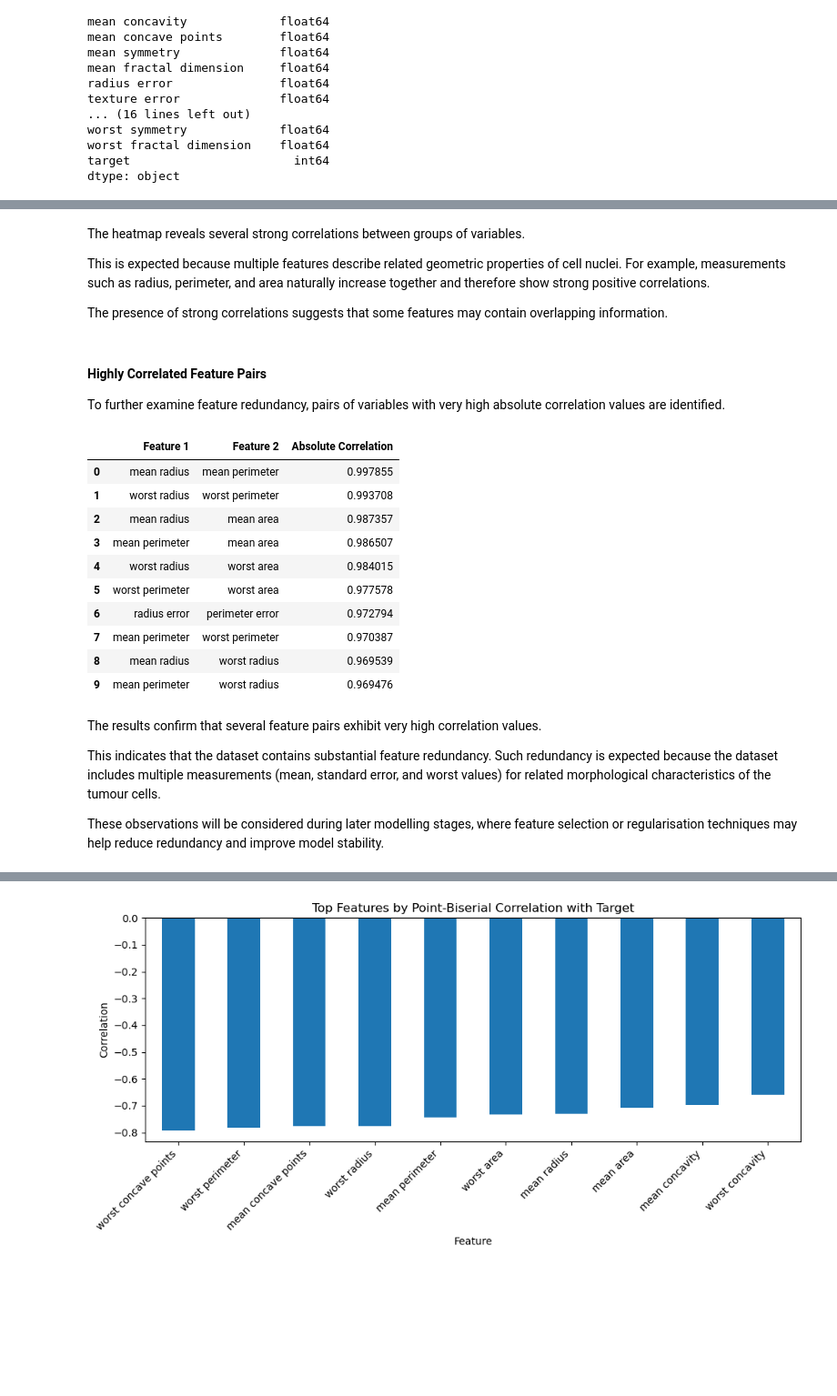
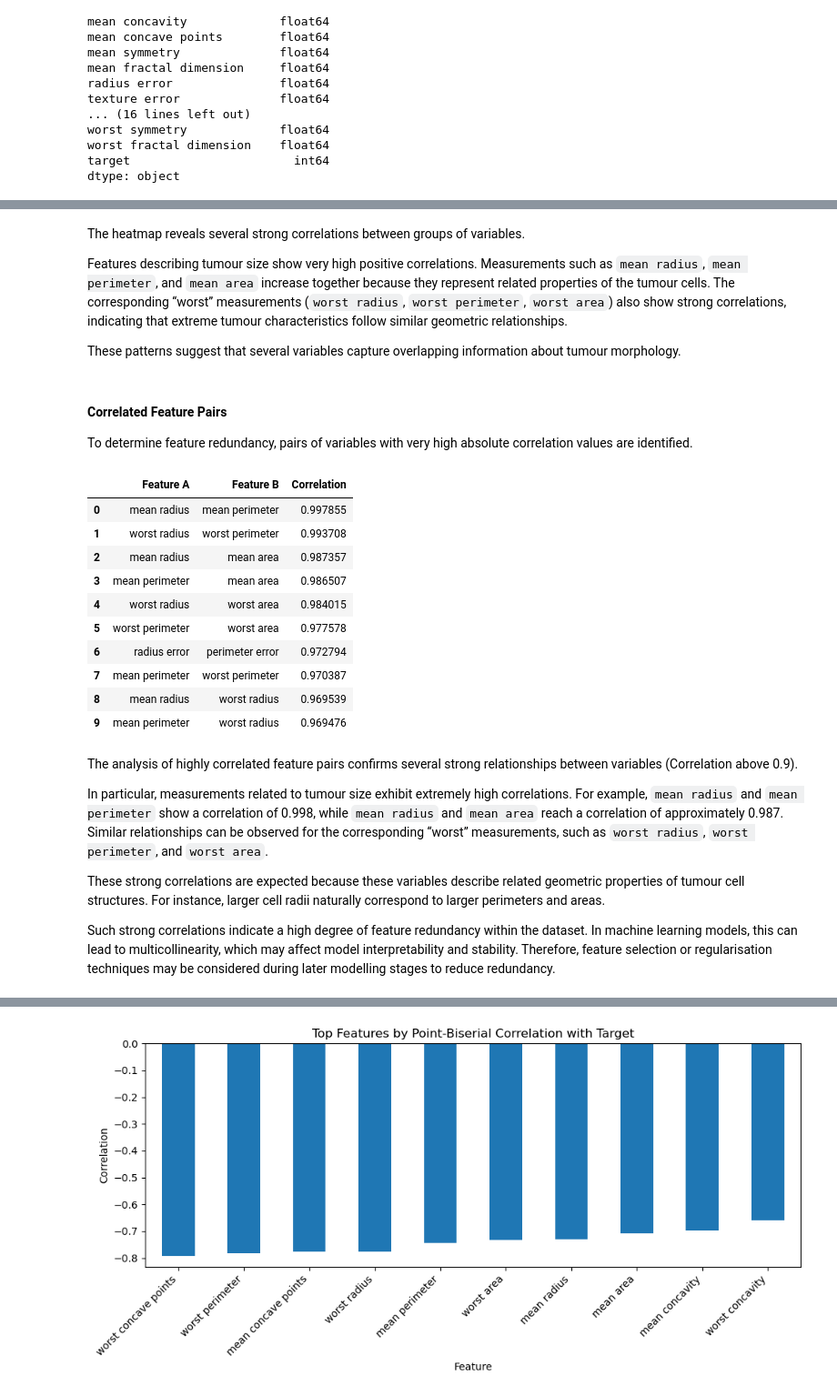
Before and after one commit to tbeekmans/breast_cancer_assignment, a Jupyter notebook: notebooks/2.0-data-understanding.ipynb, the cells around one changed output, grey strips where cells are left out. Shown at 91% size. Cells and saved outputs as stored; diff of their text form; code cells hidden in the pictures; blank space fills up the shorter version.

```diff
--- a/notebooks/2.0-data-understanding.ipynb
+++ b/notebooks/2.0-data-understanding.ipynb
@@ -115,3 +127,7 @@ This variable will later be used as the prediction target for the machine learni
+# %%
+feature_df = df.select_dtypes(include='number').drop(columns=['target'])
+feature_columns = feature_df.columns
+n_samples= len(df)
 # %% [markdown]
 ### Sample Data
 
@@ -386,31 +444,27 @@ plt.show()
 # %% [markdown]
 The heatmap reveals several strong correlations between groups of variables.
 
-This is expected because multiple features describe related geometric properties of cell nuclei. For example, measurements such as radius, perimeter, and area naturally increase together and therefore show strong positive correlations.
+Features describing tumour size show very high positive correlations. Measurements such as `mean radius`, `mean perimeter`, and `mean area` increase together because they represent related properties of the tumour cells.
+The corresponding “worst” measurements (`worst radius`, `worst perimeter`, `worst area`) also show strong correlations, indicating that extreme tumour characteristics follow similar geometric relationships.
 
-The presence of strong correlations suggests that some features may contain overlapping information.
+These patterns suggest that several variables capture overlapping information about tumour morphology.
 # %% [markdown]
-#### Highly Correlated Feature Pairs
+#### Correlated Feature Pairs
 
-To further examine feature redundancy, pairs of variables with very high absolute correlation values are identified.
+To determine feature redundancy, pairs of variables with very high absolute correlation values are identified.
 # %%
-corr_matrix = df_numeric.corr().abs()
+corr_matrix_abs = feature_df.corr().abs()
 
-upper_triangle = corr_matrix.where(
-    np.triu(np.ones(corr_matrix.shape), k=1).astype(bool)
-)
+# Get upper triangle of the correlation matrix
+upper_triangle = corr_matrix_abs.where(np.triu(np.ones_like(corr_matrix_abs), k=1).astype(bool))
 
-high_corr_pairs = (
-    upper_triangle.stack()
-    .sort_values(ascending=False)
-    .reset_index()
-)
+high_corr_pairs = (upper_triangle.stack().sort_values(ascending=False).reset_index())
+high_corr_pairs.columns = ["Feature A", "Feature B", "Correlation"]
 
-high_corr_pairs.columns = ["Feature 1", "Feature 2", "Absolute Correlation"]
-
-high_corr_pairs[high_corr_pairs["Absolute Correlation"] > 0.90].head(10)
+corr_threshold = 0.9
+high_corr_pairs[high_corr_pairs["Correlation"] > corr_threshold].head(10)
 # %% [output]
-|  | Feature 1 | Feature 2 | Absolute Correlation |
+|  | Feature A | Feature B | Correlation |
 | 0 | mean radius | mean perimeter | 0.997855 |
 | 1 | worst radius | worst perimeter | 0.993708 |
 | 2 | mean radius | mean area | 0.987357 |
@@ -422,9 +476,11 @@ high_corr_pairs[high_corr_pairs["Absolute Correlation"] > 0.90].head(10)
 | 8 | mean radius | worst radius | 0.969539 |
 | 9 | mean perimeter | worst radius | 0.969476 |
 # %% [markdown]
-The results confirm that several feature pairs exhibit very high correlation values.
+The analysis of highly correlated feature pairs confirms several strong relationships between variables (Correlation above 0.9).
 
-This indicates that the dataset contains substantial feature redundancy. Such redundancy is expected because the dataset includes multiple measurements (mean, standard error, and worst values) for related morphological characteristics of the tumour cells.
+In particular, measurements related to tumour size exhibit extremely high correlations. For example, `mean radius` and `mean perimeter` show a correlation of 0.998, while `mean radius` and `mean area` reach a correlation of approximately 0.987. Similar relationships can be observed for the corresponding “worst” measurements, such as `worst radius`, `worst perimeter`, and `worst area`.
 
-These observations will be considered during later modelling stages, where feature selection or regularisation techniques may help reduce redundancy and improve model stability.
+These strong correlations are expected because these variables describe related geometric properties of tumour cell structures. For instance, larger cell radii naturally correspond to larger perimeters and areas.
+
+Such strong correlations indicate a high degree of feature redundancy within the dataset. In machine learning models, this can lead to multicollinearity, which may affect model interpretability and stability. Therefore, feature selection or regularisation techniques may be considered during later modelling stages to reduce redundancy.
 # %% [markdown]
```
Also changed, not shown: parts of 65 cells of this notebook, 3 other files.
